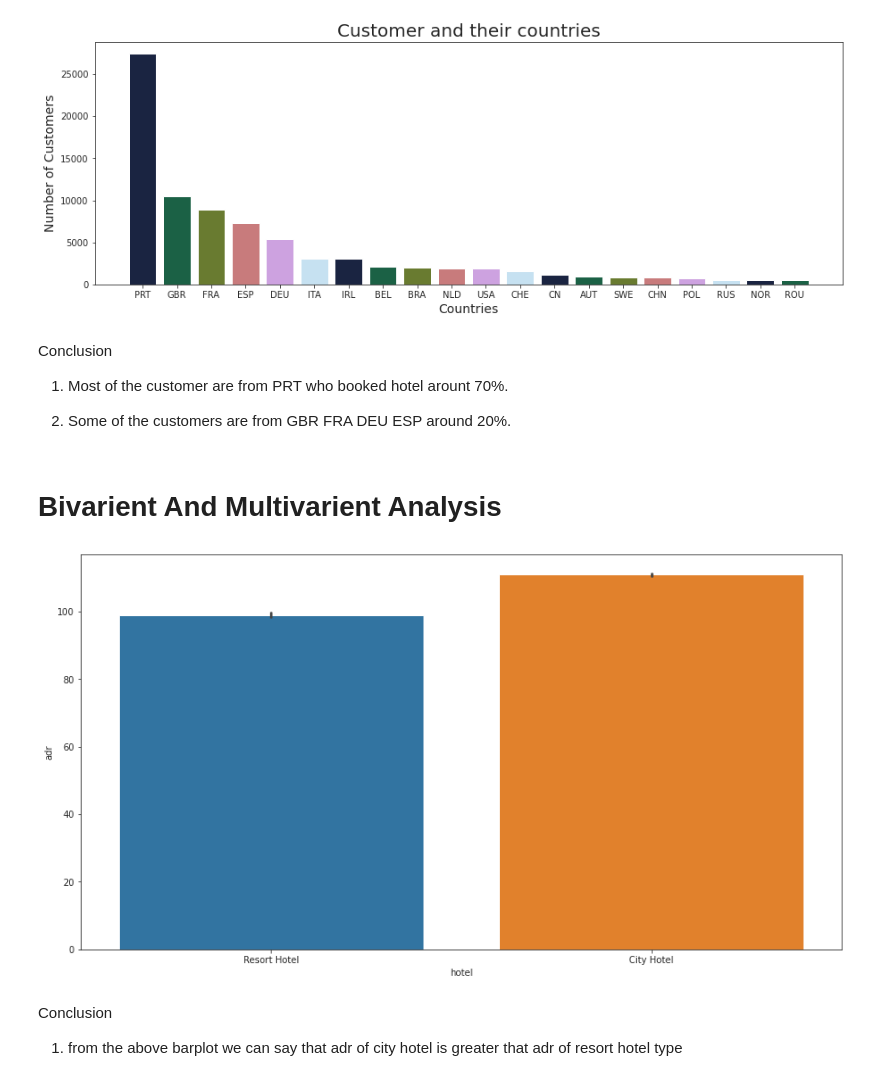
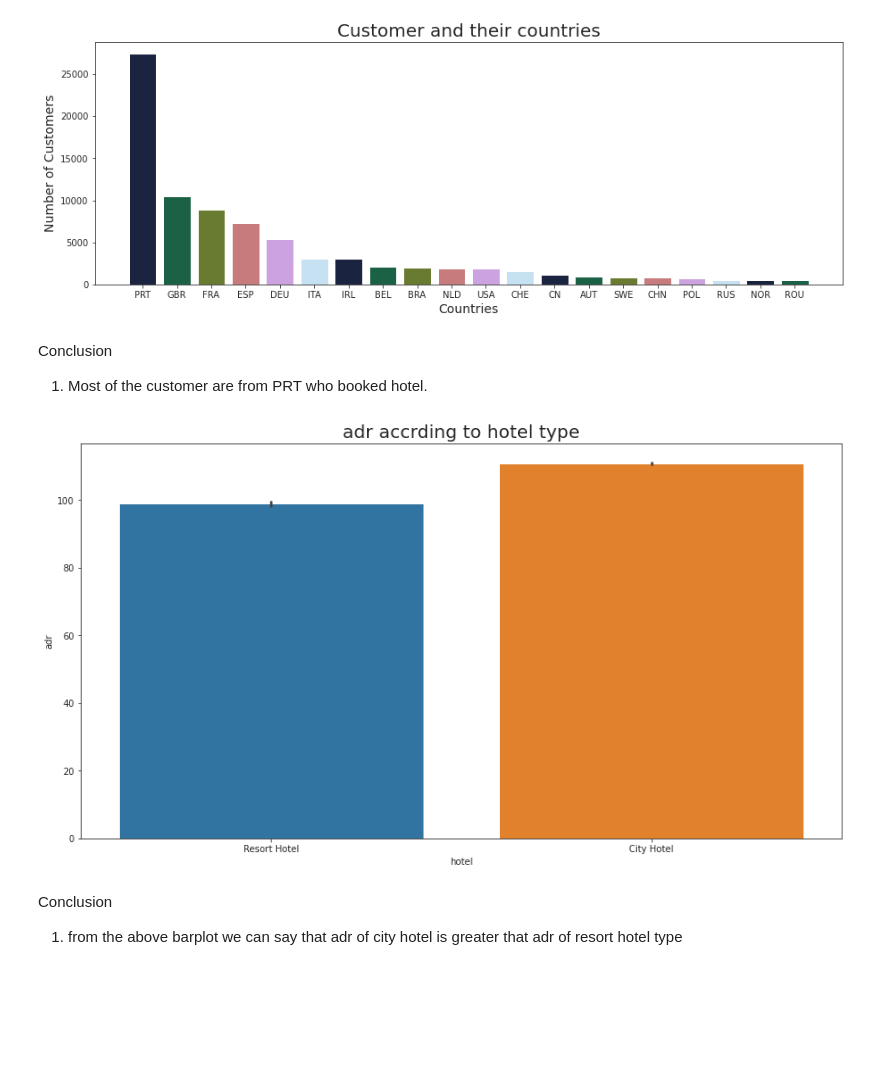
Before and after one commit to aditya8075/EDA---Hotel-Booking-Analysis, a Jupyter notebook: Aditya_Tadas_EDA_on_Hotel_Booking_Capstone_project.ipynb, the cells around one changed output. Drawn from its saved outputs; the diff is of its cells as text; code cells hidden in the pictures; blank space fills up the shorter version.

```diff
--- a/Aditya_Tadas_EDA_on_Hotel_Booking_Capstone_project.ipynb
+++ b/Aditya_Tadas_EDA_on_Hotel_Booking_Capstone_project.ipynb
@@ -267,3 +426,8 @@ Conclusion
+# %%
+#dropping dataset where adr is greater than 1000
+df= df.drop(df[df['adr']>1000].index)
+# dropping data where adr is leaa than zero
+df = df.drop(df[df['adr']<0].index)
 # %%
 #countplot for number of customer in each year
 plt.figure(figsize=(15,5))
@@ -427,19 +619,16 @@ Text(0, 0.5, 'Number of Customers')
 # %% [markdown]
 Conclusion
 
-1. Most of the customer are from PRT who booked hotel arount 70%.
-
-2. Some of the customers are from GBR FRA DEU ESP around  20%.
+1. Most of the customer are from PRT who booked hotel.
-# %% [markdown]
-# Bivarient And Multivarient Analysis
 # %%
-#barplot of adr according to hoter type
+#barplot of adr according to hotel type
 plt.figure(figsize=(15,8))
 sns.barplot(x = 'hotel',data = df,y='adr')
+plt.title('adr accrding to hotel type',fontsize = 20)
 
 plt.show()
 # %% [output]
-[figure, old version]
+[figure, new version]
 # %% [markdown]
 Conclusion
 1. from the above barplot we can say that adr of city hotel is greater that adr of resort hotel type
```
Also changed, not shown: parts of 67 cells of this notebook.
